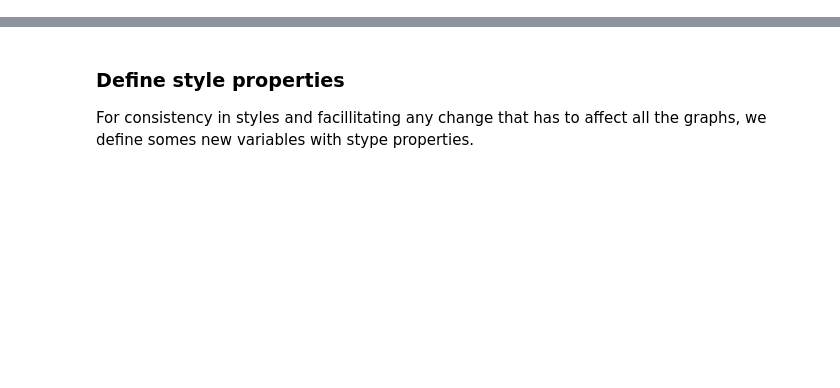
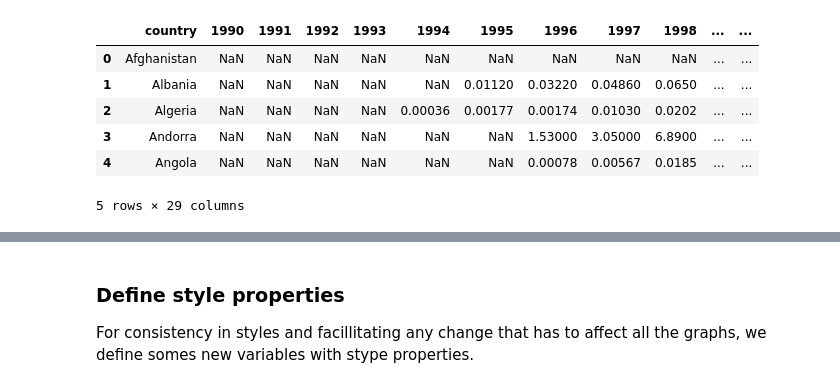
Before and after one commit to luisberns/study-data-analysis, a Jupyter notebook: dand-udacity/project2/corruption_analysis.ipynb, the cells around one changed output, grey strips where cells are left out. Saved outputs shown, nothing was run; the diff lists cells and outputs as text; code cells hidden in the pictures; blank space fills up the shorter version.

Commit message:
Added some data explorations

```diff
--- a/dand-udacity/project2/corruption_analysis.ipynb
+++ b/dand-udacity/project2/corruption_analysis.ipynb
@@ -54,11 +31,10 @@ import numpy as np
 import matplotlib
 import matplotlib.pyplot as plt
 import seaborn as sns
-import operator
-from bokeh.layouts import row
-from bokeh.plotting import figure, output_file, show
 
-
-%matplotlib inline
-
-df = pd.read_csv('data/cleaned_df_cpi-killings-internet.csv')
+df_internet = pd.read_csv('data/internet_users.csv')
+df_killings = pd.read_csv('data/num_of_journalists_killed.csv')
+df_cpi = pd.read_csv('data/corruption_perception_index_cpi.csv')
+# %%
+# Let's create a list with the datasets for easier iteration
+dfs = [df_internet, df_killings, df_cpi]
@@ -64,0 +45,11 @@ df = pd.read_csv('data/cleaned_df_cpi-killings-internet.csv')
+# %%
+# Internet users
+dfs[0].head()
+# %% [output]
+|  | country | 1990 | 1991 | 1992 | 1993 | 1994 | 1995 | 1996 | 1997 | 1998 | ... | ... |
+| 0 | Afghanistan | NaN | NaN | NaN | NaN | NaN | NaN | NaN | NaN | NaN | ... | ... |
+| 1 | Albania | NaN | NaN | NaN | NaN | NaN | 0.01120 | 0.03220 | 0.04860 | 0.0650 | ... | ... |
+| 2 | Algeria | NaN | NaN | NaN | NaN | 0.00036 | 0.00177 | 0.00174 | 0.01030 | 0.0202 | ... | ... |
+| 3 | Andorra | NaN | NaN | NaN | NaN | NaN | NaN | 1.53000 | 3.05000 | 6.8900 | ... | ... |
+| 4 | Angola | NaN | NaN | NaN | NaN | NaN | NaN | 0.00078 | 0.00567 | 0.0185 | ... | ... |
+5 rows × 29 columns
```
Also changed, not shown: parts of 39 cells of this notebook, 3 other files.
